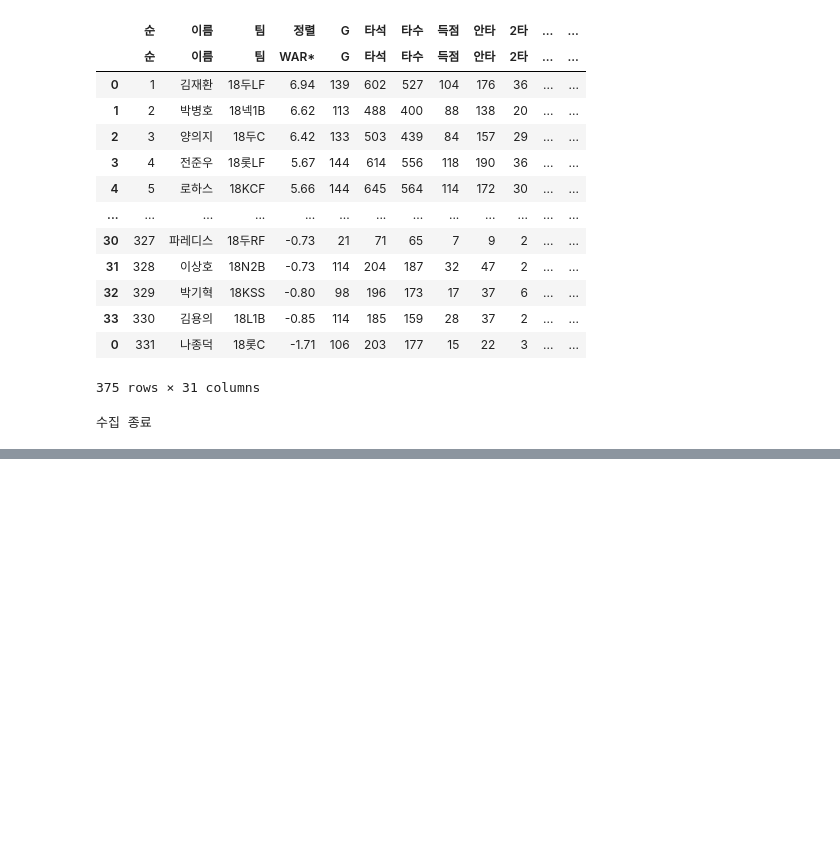
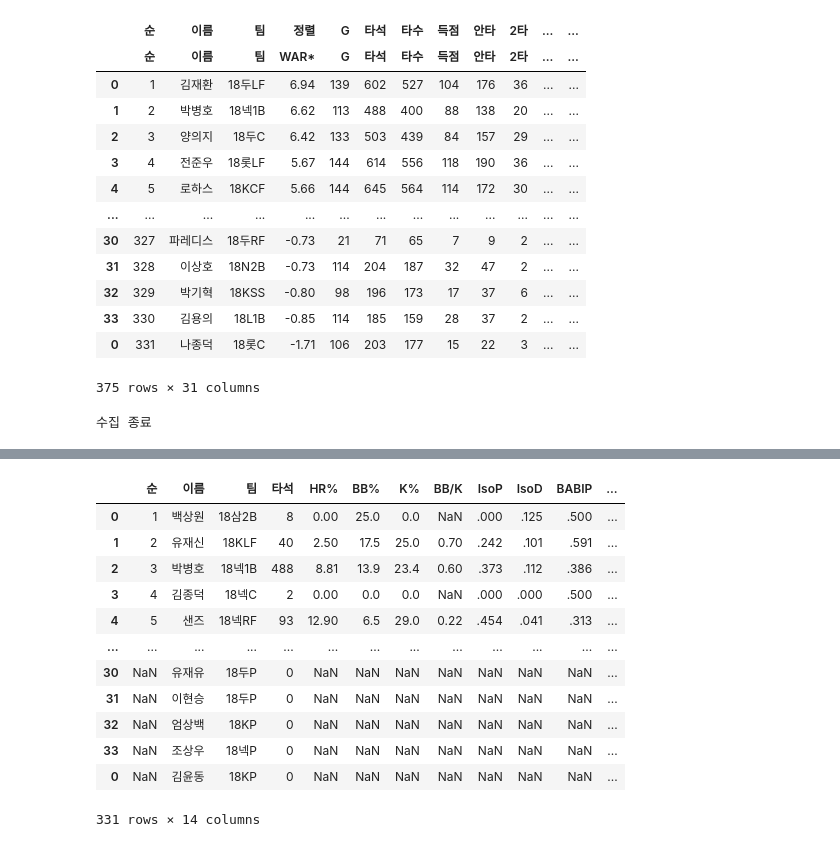
Before and after one commit to minstrel1149/Statiz_Project_3.1, a Jupyter notebook: statiz_3.1_practice.ipynb, the cells around one changed output, grey strips where cells are left out. Drawn from its saved outputs; the diff is of its cells as text; code cells hidden in the pictures; blank space fills up the shorter version.

```diff
--- a/statiz_3.1_practice.ipynb
+++ b/statiz_3.1_practice.ipynb
@@ -146,0 +159,29 @@ def numeric(df):
+# %%
+hit_expand_cols = ['순', '이름', '팀', '타석', 'HR%', 'BB%', 'K%', 'BB/K', 'IsoP', 'IsoD',
+       'BABIP', 'Spd', 'PSN', 'wRC+']
+hit_expand_df2 = (hit_expand_df
+.pipe(table_change)
+.pipe(remove_records)
+.loc[:, hit_expand_cols]
+)
+# 중복되어 나오는 문제를 해결하기 위해 열 drop 후 새로운 Series로 추가
+hit_expand_wrc = hit_expand_df2.loc[:, 'wRC+'].iloc[:, 0]
+hit_expand_df3 = (hit_expand_df2
+.drop('wRC+', axis=1)
+.assign(**{'wRC+':hit_expand_wrc})
+)
+hit_expand_df3
+# %% [output]
+|  | 순 | 이름 | 팀 | 타석 | HR% | BB% | K% | BB/K | IsoP | IsoD | BABIP | ... |
+| 0 | 1 | 백상원 | 18삼2B | 8 | 0.00 | 25.0 | 0.0 | NaN | .000 | .125 | .500 | ... |
+| 1 | 2 | 유재신 | 18KLF | 40 | 2.50 | 17.5 | 25.0 | 0.70 | .242 | .101 | .591 | ... |
+| 2 | 3 | 박병호 | 18넥1B | 488 | 8.81 | 13.9 | 23.4 | 0.60 | .373 | .112 | .386 | ... |
+| 3 | 4 | 김종덕 | 18넥C | 2 | 0.00 | 0.0 | 0.0 | NaN | .000 | .000 | .500 | ... |
+| 4 | 5 | 샌즈 | 18넥RF | 93 | 12.90 | 6.5 | 29.0 | 0.22 | .454 | .041 | .313 | ... |
+| ... | ... | ... | ... | ... | ... | ... | ... | ... | ... | ... | ... | ... |
+| 30 | NaN | 유재유 | 18두P | 0 | NaN | NaN | NaN | NaN | NaN | NaN | NaN | ... |
+| 31 | NaN | 이현승 | 18두P | 0 | NaN | NaN | NaN | NaN | NaN | NaN | NaN | ... |
+| 32 | NaN | 엄상백 | 18KP | 0 | NaN | NaN | NaN | NaN | NaN | NaN | NaN | ... |
+| 33 | NaN | 조상우 | 18넥P | 0 | NaN | NaN | NaN | NaN | NaN | NaN | NaN | ... |
+| 0 | NaN | 김윤동 | 18KP | 0 | NaN | NaN | NaN | NaN | NaN | NaN | NaN | ... |
+331 rows × 14 columns
```
Also changed, not shown: parts of 6 cells of this notebook.
